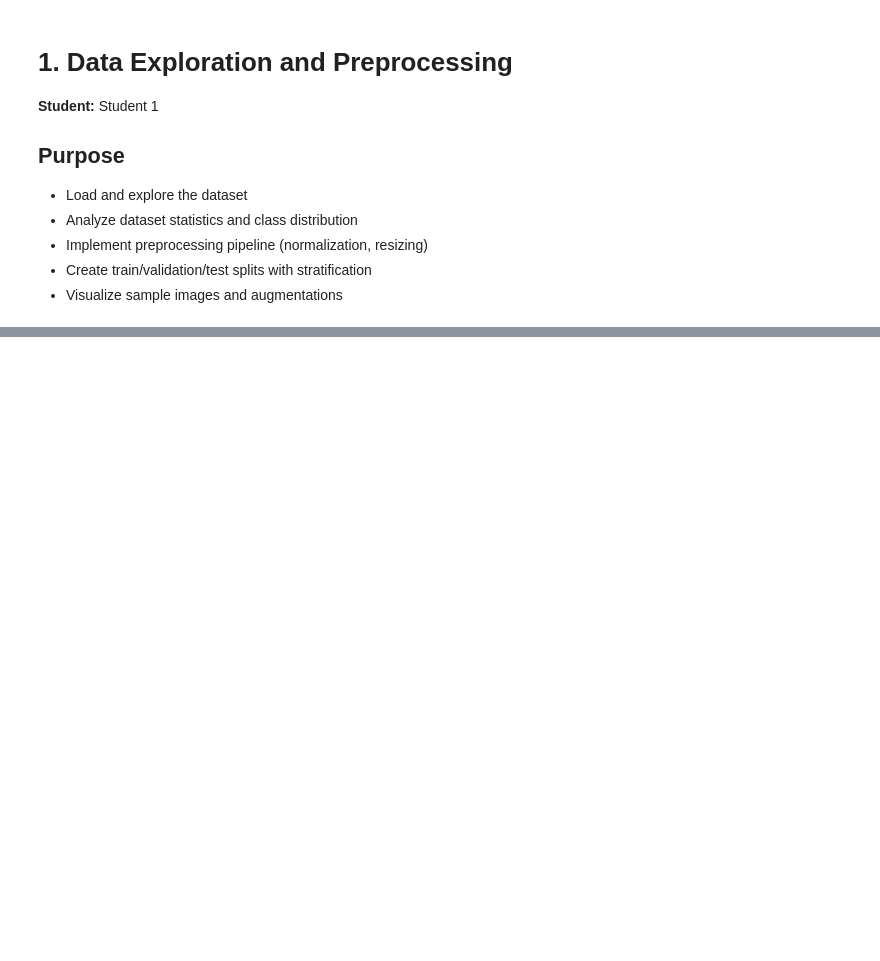
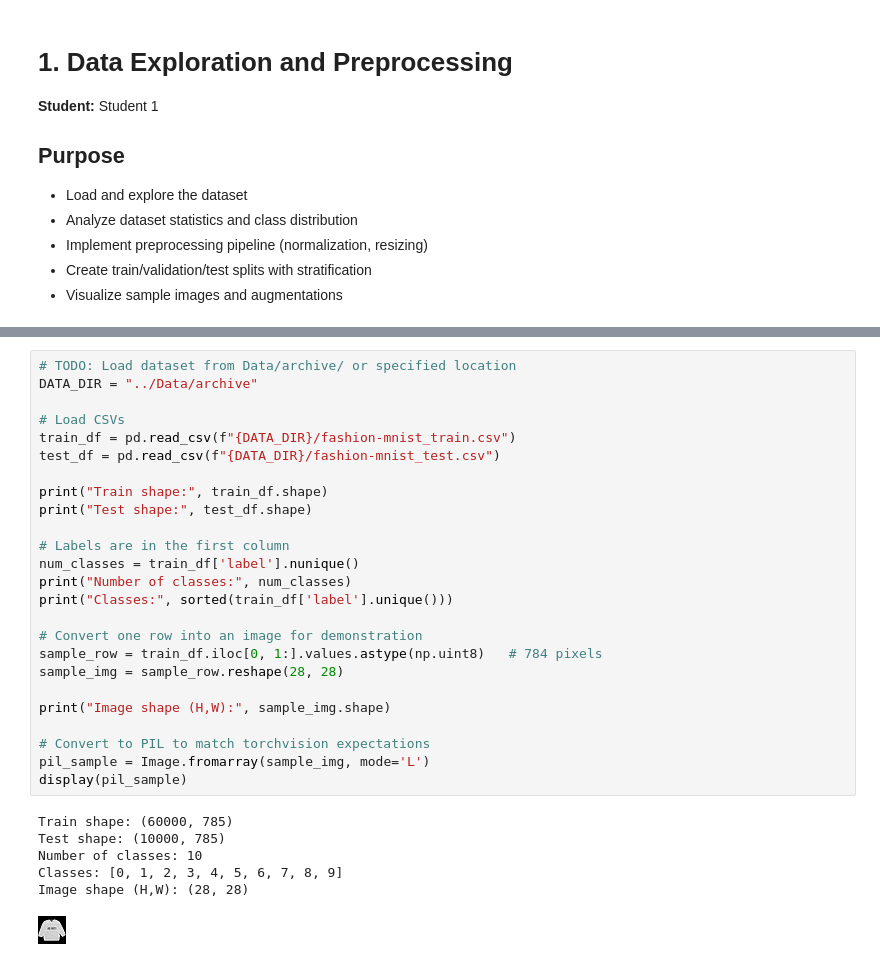
Before and after one commit to Skelligg/DL_Machine_Vision_Project, a Jupyter notebook: notebooks/01_data_exploration_preprocessing.ipynb, the cells around one changed output, grey strips where cells are left out. Drawn from its saved outputs; the diff is of its cells as text; blank space fills up the shorter version.

```diff
--- a/notebooks/01_data_exploration_preprocessing.ipynb
+++ b/notebooks/01_data_exploration_preprocessing.ipynb
@@ -41,0 +35,32 @@
+# %%
+# TODO: Load dataset from Data/archive/ or specified location
+DATA_DIR = "../Data/archive"
+
+# Load CSVs
+train_df = pd.read_csv(f"{DATA_DIR}/fashion-mnist_train.csv")
+test_df = pd.read_csv(f"{DATA_DIR}/fashion-mnist_test.csv")
+
+print("Train shape:", train_df.shape)
+print("Test shape:", test_df.shape)
+
+# Labels are in the first column
+num_classes = train_df['label'].nunique()
+print("Number of classes:", num_classes)
+print("Classes:", sorted(train_df['label'].unique()))
+
+# Convert one row into an image for demonstration
+sample_row = train_df.iloc[0, 1:].values.astype(np.uint8)   # 784 pixels
+sample_img = sample_row.reshape(28, 28)
+
+print("Image shape (H,W):", sample_img.shape)
+
+# Convert to PIL to match torchvision expectations
+pil_sample = Image.fromarray(sample_img, mode='L')
+display(pil_sample)
+# %% [output]
+Train shape: (60000, 785)
+Test shape: (10000, 785)
+Number of classes: 10
+Classes: [0, 1, 2, 3, 4, 5, 6, 7, 8, 9]
+Image shape (H,W): (28, 28)
+[figure, added]
```
Also changed, not shown: parts of 17 cells of this notebook, 4 other files.
